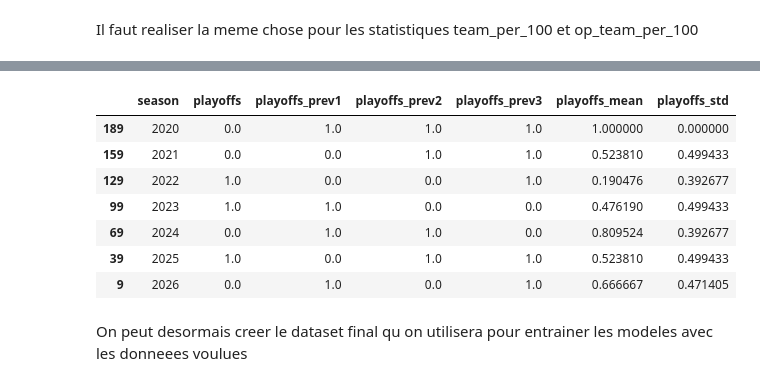
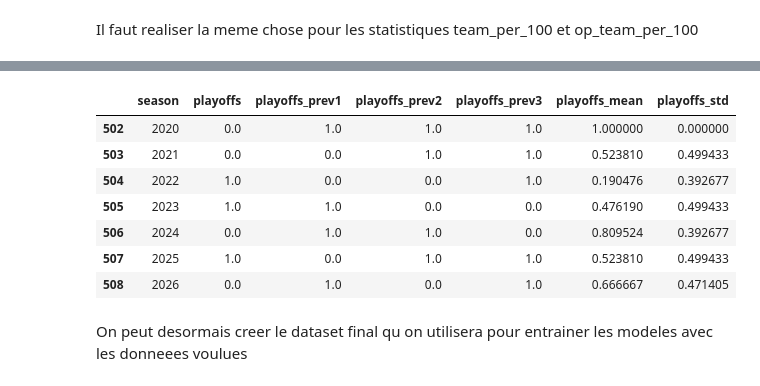
Before and after one commit to Marsrig/projet_nba_predictions, a Jupyter notebook: models/Traitement_données.ipynb, the cells around one changed output, grey strips where cells are left out. Drawn from its saved outputs; the diff is of its cells as text; code cells hidden in the pictures.

```diff
--- a/models/Traitement_données.ipynb
+++ b/models/Traitement_données.ipynb
@@ -96,6 +97,10 @@ def clean_basic(df):
     if "team" in df.columns:
         df = df[~df["team"].str.match(r"^\d+TM$", na=False)]
 
+    # garder uniquement les saisons à partir de 1974 inclus
+    if "season" in df.columns:
+        df = df[df["season"] >= 1974]
+
     return df
 # %%
 per100 = clean_basic(per100)
@@ -104,6 +109,8 @@ team_summary = clean_basic(team_summary)
 team_abbrev = clean_basic(team_abbrev)
 all_star = clean_basic(all_star)
 end_season = clean_basic(end_season)
+team_p100 = clean_basic(team_p100)
+op_team_p100 =  clean_basic(op_team_p100)
 # %% [output]
 See https://pandas.pydata.org/docs/user_guide/migration-3-strings.html#string-migration-select-dtypes for details on how to write code that works with pandas 2 and 3.
   for col in df.select_dtypes(include=["object"]).columns:
@@ -495,15 +506,15 @@ op_team_p100_cols = [
 for col in p100_cols:
 
     team_p100[f"{col}_prev1"] = (
-        team_p100.groupby("abbreviation")[col].shift(1)
+        team_p100.groupby("franchise_id")[col].shift(1)
     )
 
     team_p100[f"{col}_prev2"] = (
-        team_p100.groupby("abbreviation")[col].shift(2)
+        team_p100.groupby("franchise_id")[col].shift(2)
     )
 
     team_p100[f"{col}_prev3"] = (
-        team_p100.groupby("abbreviation")[col].shift(3)
+        team_p100.groupby("franchise_id")[col].shift(3)
     )
 
     prev_cols = [
@@ -528,15 +539,15 @@ for col in p100_cols:
 for col in op_team_p100_cols:
 
     op_team_p100[f"{col}_prev1"] = (
-        op_team_p100.groupby("abbreviation")[col].shift(1)
+        op_team_p100.groupby("franchise_id")[col].shift(1)
     )
 
     op_team_p100[f"{col}_prev2"] = (
-        op_team_p100.groupby("abbreviation")[col].shift(2)
+        op_team_p100.groupby("franchise_id")[col].shift(2)
     )
 
     op_team_p100[f"{col}_prev3"] = (
-        op_team_p100.groupby("abbreviation")[col].shift(3)
+        op_team_p100.groupby("franchise_id")[col].shift(3)
     )
 
     prev_cols = [
@@ -594,19 +605,25 @@ display(
 |  | team | season | opp_pts_per_100_poss | opp_pts_per_100_poss_prev1 | opp_pts_per_100_poss_prev2 | ... |
 | 136 | Milwaukee Bucks | 2022 | 111.8 | 111.4 | 102.9 | ... |
 # %%
+team_p100 = (
+    team_p100
+    .sort_values(["franchise_id", "season"])
+    .reset_index(drop=True)
+)
+
 
 team_p100["playoffs"] = team_p100["playoffs"].astype(float)
 
 team_p100["playoffs_prev1"] = (
-    team_p100.groupby("abbreviation")["playoffs"].shift(1)
+    team_p100.groupby("franchise_id")["playoffs"].shift(1)
 )
 
 team_p100["playoffs_prev2"] = (
-    team_p100.groupby("abbreviation")["playoffs"].shift(2)
+    team_p100.groupby("franchise_id")["playoffs"].shift(2)
 )
 
 team_p100["playoffs_prev3"] = (
-    team_p100.groupby("abbreviation")["playoffs"].shift(3)
+    team_p100.groupby("franchise_id")["playoffs"].shift(3)
 )
 
 playoff_cols = [
@@ -628,28 +645,28 @@ team_p100[["playoffs_mean", "playoffs_std"]] = (
 # %%
 display(
     team_p100.loc[
-        (team_p100["abbreviation"] == "GSW") &
+        (team_p100["franchise_id"] == "GSW") &
         (team_p100["season"] >= 2020),
         [
             "season",
             "playoffs",
             "playoffs_prev1",
             "playoffs_prev2",
             "playoffs_prev3",
             "playoffs_mean",
             "playoffs_std"
         ]
     ]
 )
 # %% [output]
 |  | season | playoffs | playoffs_prev1 | playoffs_prev2 | playoffs_prev3 | playoffs_mean | playoffs_std |
-| 189 | 2020 | 0.0 | 1.0 | 1.0 | 1.0 | 1.000000 | 0.000000 |
-| 159 | 2021 | 0.0 | 0.0 | 1.0 | 1.0 | 0.523810 | 0.499433 |
-| 129 | 2022 | 1.0 | 0.0 | 0.0 | 1.0 | 0.190476 | 0.392677 |
-| 99 | 2023 | 1.0 | 1.0 | 0.0 | 0.0 | 0.476190 | 0.499433 |
-| 69 | 2024 | 0.0 | 1.0 | 1.0 | 0.0 | 0.809524 | 0.392677 |
-| 39 | 2025 | 1.0 | 0.0 | 1.0 | 1.0 | 0.523810 | 0.499433 |
-| 9 | 2026 | 0.0 | 1.0 | 0.0 | 1.0 | 0.666667 | 0.471405 |
+| 502 | 2020 | 0.0 | 1.0 | 1.0 | 1.0 | 1.000000 | 0.000000 |
+| 503 | 2021 | 0.0 | 0.0 | 1.0 | 1.0 | 0.523810 | 0.499433 |
+| 504 | 2022 | 1.0 | 0.0 | 0.0 | 1.0 | 0.190476 | 0.392677 |
+| 505 | 2023 | 1.0 | 1.0 | 0.0 | 0.0 | 0.476190 | 0.499433 |
+| 506 | 2024 | 0.0 | 1.0 | 1.0 | 0.0 | 0.809524 | 0.392677 |
+| 507 | 2025 | 1.0 | 0.0 | 1.0 | 1.0 | 0.523810 | 0.499433 |
+| 508 | 2026 | 0.0 | 1.0 | 0.0 | 1.0 | 0.666667 | 0.471405 |
 # %% [markdown]
 On peut desormais creer le dataset final qu on utilisera pour entrainer les modeles avec les donneees voulues
 # %%
```
Also changed, not shown: parts of 21 cells of this notebook, 5 other files.
